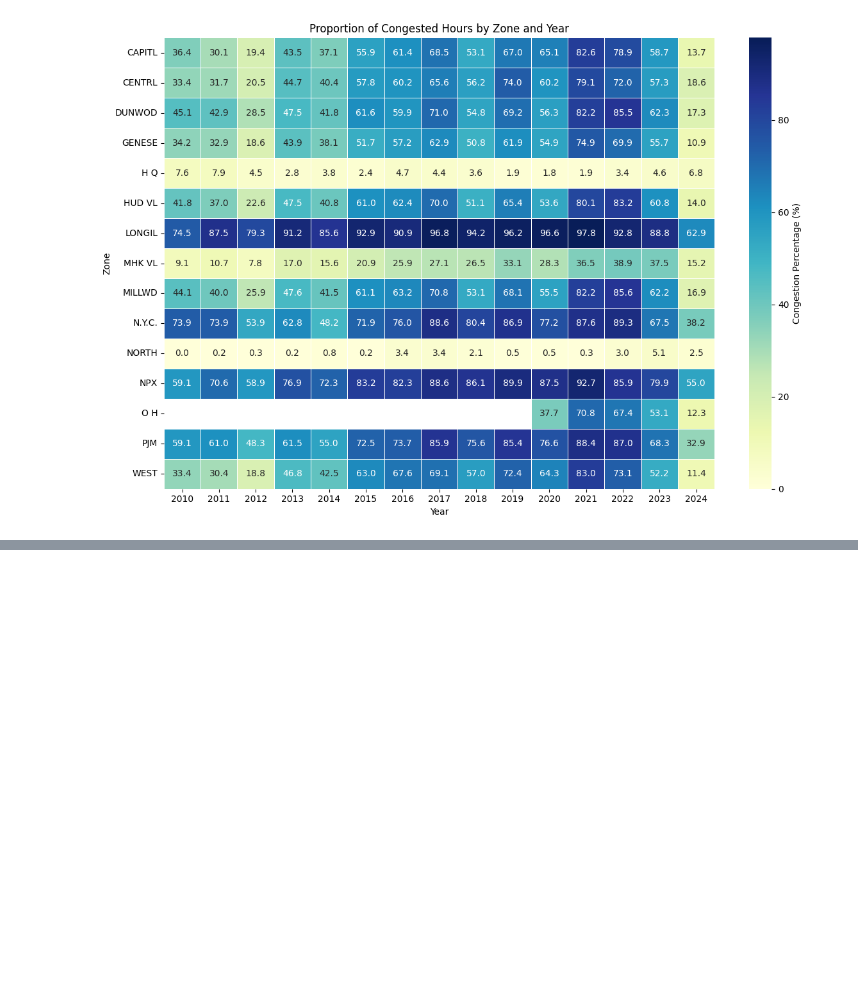
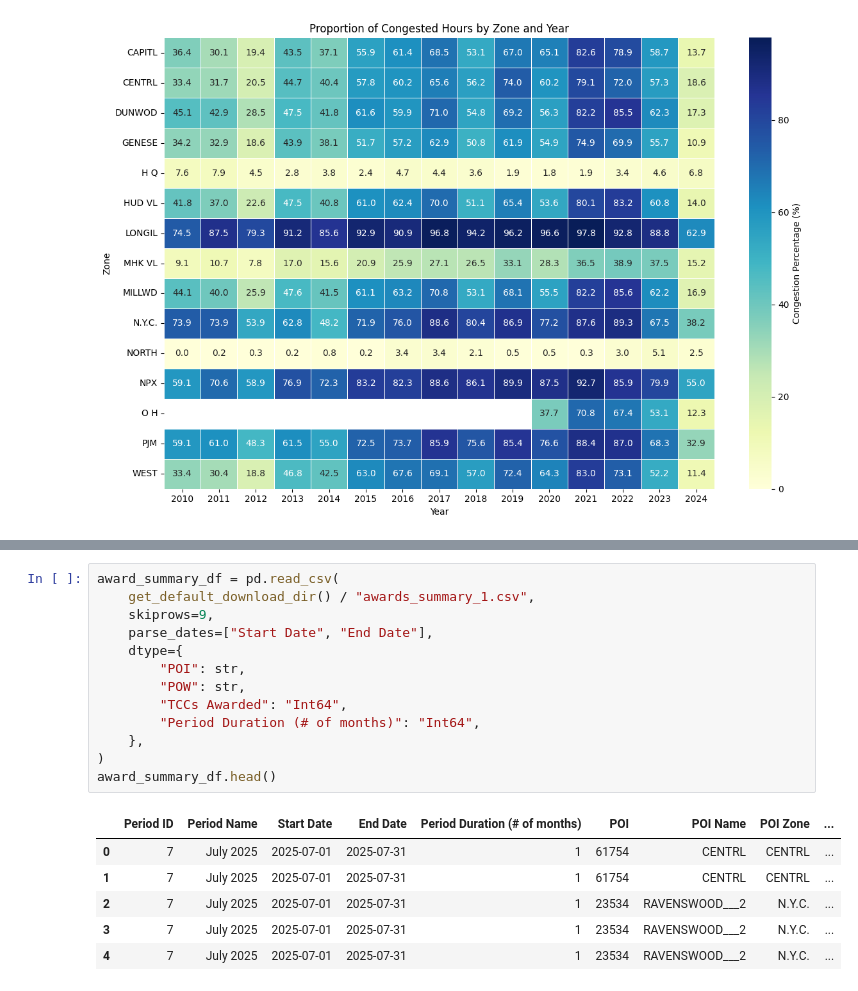
Before and after one commit to hankehly/adhoc-energy-analytics, a Jupyter notebook: notebooks/202506141626_eda.ipynb, the cells around one changed output, grey strips where cells are left out. Saved outputs shown, nothing was run; the diff lists cells and outputs as text; blank space fills up the shorter version.

Commit message:
Explore NYISO TCC awards summary

```diff
--- a/notebooks/202506141626_eda.ipynb
+++ b/notebooks/202506141626_eda.ipynb
@@ -568,0 +581,20 @@ plt.show()
+# %%
+award_summary_df = pd.read_csv(
+    get_default_download_dir() / "awards_summary_1.csv",
+    skiprows=9,
+    parse_dates=["Start Date", "End Date"],
+    dtype={
+        "POI": str,
+        "POW": str,
+        "TCCs Awarded": "Int64",
+        "Period Duration (# of months)": "Int64",
+    },
+)
+award_summary_df.head()
+# %% [output]
+|  | Period ID | Period Name | Start Date | End Date | Period Duration (# of months) | POI | POI Name | POI Zone | ... |
+| 0 | 7 | July 2025 | 2025-07-01 | 2025-07-31 | 1 | 61754 | CENTRL | CENTRL | ... |
+| 1 | 7 | July 2025 | 2025-07-01 | 2025-07-31 | 1 | 61754 | CENTRL | CENTRL | ... |
+| 2 | 7 | July 2025 | 2025-07-01 | 2025-07-31 | 1 | 23534 | RAVENSWOOD___2 | N.Y.C. | ... |
+| 3 | 7 | July 2025 | 2025-07-01 | 2025-07-31 | 1 | 23534 | RAVENSWOOD___2 | N.Y.C. | ... |
+| 4 | 7 | July 2025 | 2025-07-01 | 2025-07-31 | 1 | 23534 | RAVENSWOOD___2 | N.Y.C. | ... |
```
Also changed, not shown: parts of 6 cells of this notebook, 2 other files.
